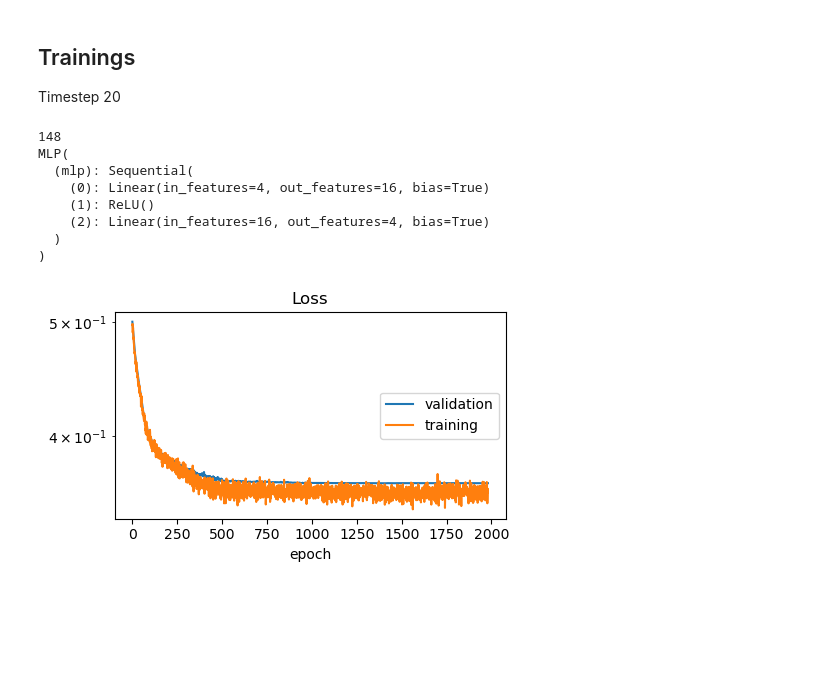
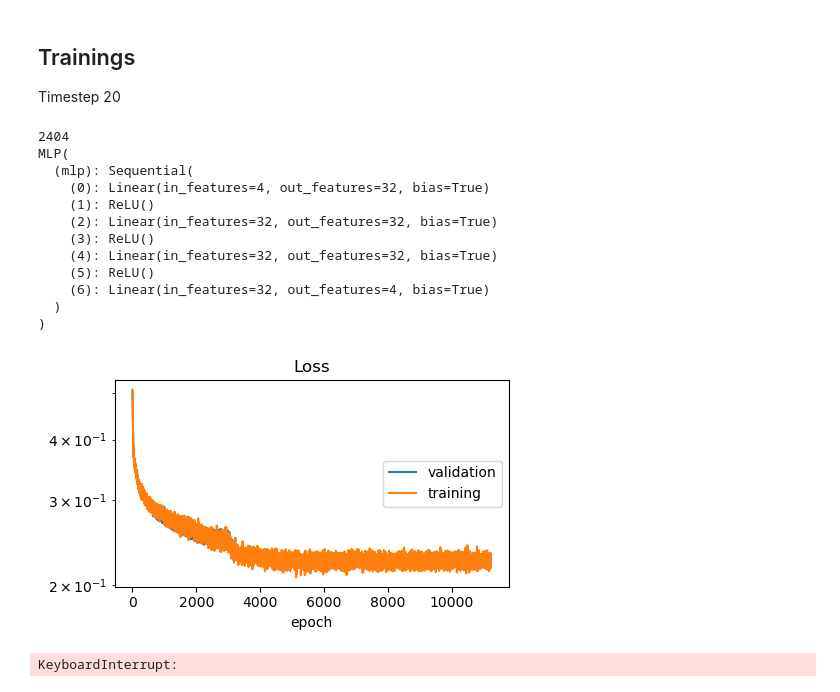
Before and after one commit to alapena/QuantGenMdl, a Jupyter notebook: train_mlp_datagenerator.ipynb, the cells around one changed output. Drawn from its saved outputs; the diff is of its cells as text; code cells hidden in the pictures; blank space fills up the shorter version.

```diff
--- a/train_mlp_datagenerator.ipynb
+++ b/train_mlp_datagenerator.ipynb
@@ -101,7 +101,7 @@ class MLP(torch.nn.Module):
         super().__init__()
         input_dim = 2*input_feats
         output_dim = 2*output_feats
-        hidden_dim = 4*input_dim
+        hidden_dim = 8*input_dim
         layers = []
         for _ in range(n_hidden_layers):
             layers.append(torch.nn.Linear(input_dim, hidden_dim))
@@ -160,18 +160,22 @@ outputs = [MatplotlibPlot(after_subplot=custom_after_subplot)]
 device = torch.device('cpu')
 input_feats = 2**n_qubits
 output_feats = input_feats
-n_hidden_layers = 1
+n_hidden_layers = 3
 model = MLP(input_feats, n_hidden_layers, output_feats).to(device)#.to(torch.float64)
 trainable_params = sum(p.numel() for p in model.parameters() if p.requires_grad)
 print(trainable_params)
 print(model)
 # %% [output]
-148
+2404
 MLP(
   (mlp): Sequential(
-    (0): Linear(in_features=4, out_features=16, bias=True)
+    (0): Linear(in_features=4, out_features=32, bias=True)
     (1): ReLU()
-    (2): Linear(in_features=16, out_features=4, bias=True)
+    (2): Linear(in_features=32, out_features=32, bias=True)
+    (3): ReLU()
+    (4): Linear(in_features=32, out_features=32, bias=True)
+    (5): ReLU()
+    (6): Linear(in_features=32, out_features=4, bias=True)
   )
 )
 # %%
@@ -181,8 +185,7 @@ lr = 4e-4
 optimizer = torch.optim.AdamW(model.parameters(), lr=lr)
 step_size = 500
 n_epochs = 4*step_size
-lr_scheduler = torch.optim.lr_scheduler.StepLR(optimizer, step_size, gamma=0.1)
-pbar = tqdm(range(n_epochs))
+lr_scheduler = torch.optim.lr_scheduler.ReduceLROnPlateau(optimizer, factor=0.5, patience=200, cooldown=0)
 batch_size = 100
 liveloss = PlotLosses(figsize=(9,3), outputs=outputs)
 
@@ -201,7 +204,11 @@ epochs = []
 val_epochs = []
 best_loss = float('inf')
 last_save_epoch = 0
-for epoch in pbar:
+avg_val_loss_epoch = float('inf')
+goal = 0.005
+pbar = tqdm()
+epoch = 0
+while avg_val_loss_epoch > goal or lr_scheduler.get_last_lr()[0] < 2e-8:
     model.train()
     train_loss_epoch = 0
 
@@ -227,37 +234,42 @@ for epoch in pbar:
     with torch.no_grad():
         val_loss_epoch = 0
         for batch in val_dataloader:
             X, y = batch
             # X, y = X.to(device).to(torch.complex128), y.to(device).to(torch.complex128)
             X, y = X.to(device), y.to(device)
             x = model(X)
             loss = loss_fn(x, y)
             loss_value = loss
             val_loss_epoch += loss_value
         avg_val_loss_epoch = val_loss_epoch / len(val_dataloader)
         logs['val_loss'] = avg_val_loss_epoch
         val_epochs.append(epoch)
 
     logs['loss'] = avg_train_loss_epoch
     epochs.append(epoch)
     liveloss.update(logs)
-    pbar.set_description(f'Epoch {epoch+1}/{n_epochs} Loss: {loss_value:.3e}, LR: {lr_scheduler.get_last_lr()[0]:.1e}, Last_save: {last_save_epoch}')
-    lr_scheduler.step()
+    pbar.set_description(f'Epoch {epoch+1}, Loss: {loss_value:.3e}/{goal:.1e}, LR: {lr_scheduler.get_last_lr()[0]:.1e}, Last_save: {last_save_epoch}')
+    lr_scheduler.step(avg_val_loss_epoch)
 
-    if avg_train_loss_epoch < best_loss:
-        best_loss = avg_train_loss_epoch
+    if avg_val_loss_epoch < best_loss:
+        best_loss = avg_val_loss_epoch
         last_save_epoch = epoch
-        filename = f'bestmodel_pretrained_{TIMESTEP}.pt'
+        filename = f'bestmodel_{TIMESTEP}.pt'
         path = savedir/filename
         savedir.mkdir(parents=True, exist_ok=True)
         torch.save({
                 'model_state_dict': model.state_dict(),
                 'train_loss_hist': logs['loss'],
                 'val_loss_hist': logs['val_loss'],
                 'epochs_hist': epochs,
                 'val_epochs_hist': val_epochs
                 }, path)
-    if epoch % 99 == 0:
+    if epoch %49 == 0:
             liveloss.send()
+    epoch += 1
+    pbar.update(1)
+pbar.close()
+print(f'Loss goal {goal} reached!')
 # %% [output]
-[figure, old version]
+[figure, new version]
+KeyboardInterrupt:
```
Also changed, not shown: parts of 43 cells of this notebook.
